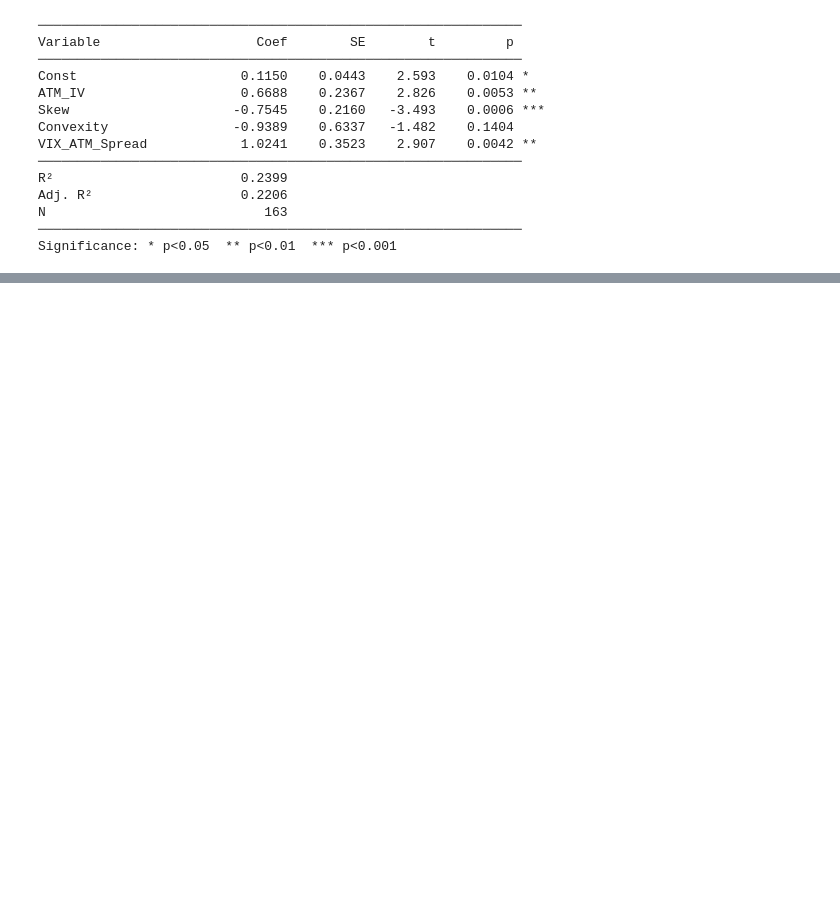
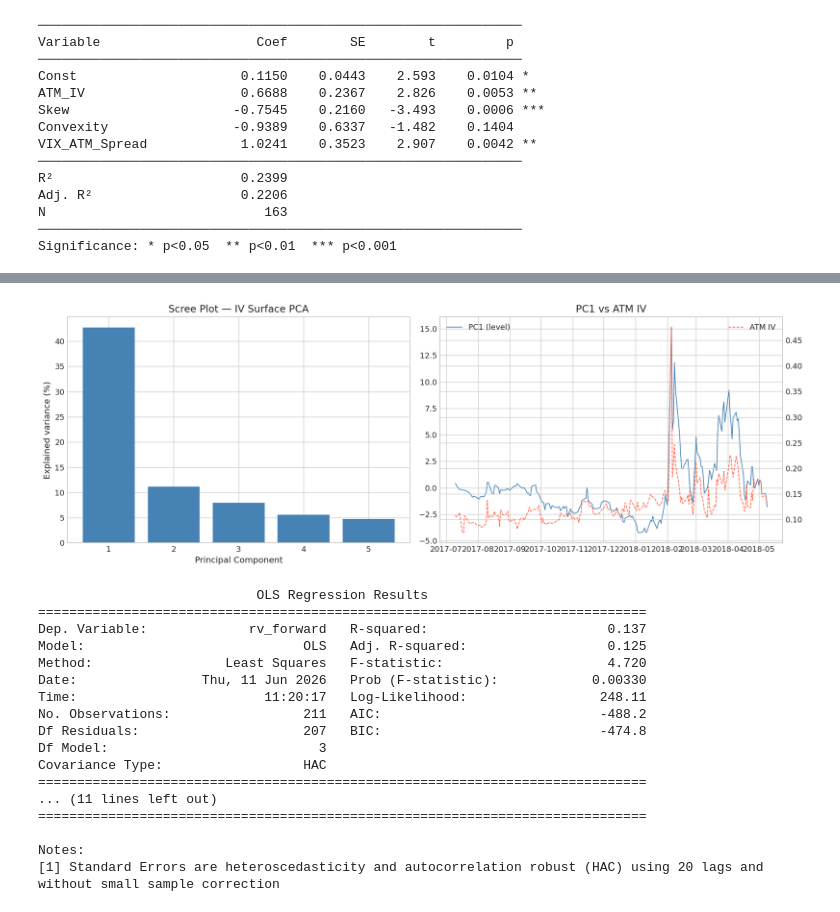
Before and after one commit to GabrielDelhay/Econometrics-project, a Jupyter notebook: Econometrics_Models.ipynb, the cells around one changed output, grey strips where cells are left out. Drawn from its saved outputs; the diff is of its cells as text; code cells hidden in the pictures; blank space fills up the shorter version.

```diff
--- a/Econometrics_Models.ipynb
+++ b/Econometrics_Models.ipynb
@@ -19,12 +35,13 @@ from utilities.ts_construction import extract_daily_metrics
 from utilities.linear_regression import ols, reg_table
 from utilities.fixed_random_effects import within_estimator, build_surface_panel
 # %%
-# ── Pour recharger dans un autre notebook ─────────────────────────────────────
+# ── Load features from notebook 1 ────────────────────────────────────────────
 with open('time_series.pkl', 'rb') as f:
     ts = pickle.load(f)
 reg_overlap    = ts['reg_overlap']
 reg_nonoverlap = ts['reg_nonoverlap']
 metrics        = ts['metrics']
 df             = ts['df']
-spot_ts         = ts['spot_ts']
-log_ret       = ts['log_ret']
+spot_ts        = ts['spot_ts']
+log_ret        = ts['log_ret']
+rv_d_var       = ts['rv_d_var']   # r_t^2 x 252 - daily variance proxy (HAR components)
@@ -1699,0 +745,45 @@ D. Apport des composantes multi-horizon (HAR vs AR(1))
+# %%
+import matplotlib.pyplot as plt
+
+fig, axes = plt.subplots(1, 2, figsize=(14, 5))
+
+# Scree plot
+axes[0].bar(range(1, 6), pca.explained_variance_ratio_ * 100, color='steelblue')
+axes[0].set_xlabel('Principal Component')
+axes[0].set_ylabel('Explained variance (%)')
+axes[0].set_title('Scree Plot — IV Surface PCA')
+
+# PC1 vs ATM IV
+axes[1].plot(df_pca.index, df_pca['PC1_level'], color='steelblue', lw=1, label='PC1 (level)')
+ax2 = axes[1].twinx()
+ax2.plot(reg_overlap['atm_iv'].reindex(df_pca.index), color='tomato', lw=1, ls='--', label='ATM IV')
+axes[1].set_title('PC1 vs ATM IV')
+axes[1].legend(loc='upper left')
+ax2.legend(loc='upper right')
+plt.tight_layout()
+plt.show()
+
+# Regression: PCA factors → RV forward
+X_pca = sm.add_constant(df_pca[['PC1_level', 'PC2_skew', 'PC3_curv']])
+y_pca = df_pca['rv_forward']
+m_pca = sm.OLS(y_pca, X_pca).fit(cov_type='HAC', cov_kwds={'maxlags': 20})
+print(m_pca.summary())
+# %% [output]
+[figure, added]
+                            OLS Regression Results
+==============================================================================
+Dep. Variable:             rv_forward   R-squared:                       0.137
+Model:                            OLS   Adj. R-squared:                  0.125
+Method:                 Least Squares   F-statistic:                     4.720
+Date:                Thu, 11 Jun 2026   Prob (F-statistic):            0.00330
+Time:                        11:20:17   Log-Likelihood:                 248.11
+No. Observations:                 211   AIC:                            -488.2
+Df Residuals:                     207   BIC:                            -474.8
+Df Model:                           3
+Covariance Type:                  HAC
+==============================================================================
+... (11 lines left out)
+==============================================================================
+
+Notes:
+[1] Standard Errors are heteroscedasticity and autocorrelation robust (HAC) using 20 lags and without small sample correction
```
Also changed, not shown: parts of 138 cells of this notebook, 2 other files.
